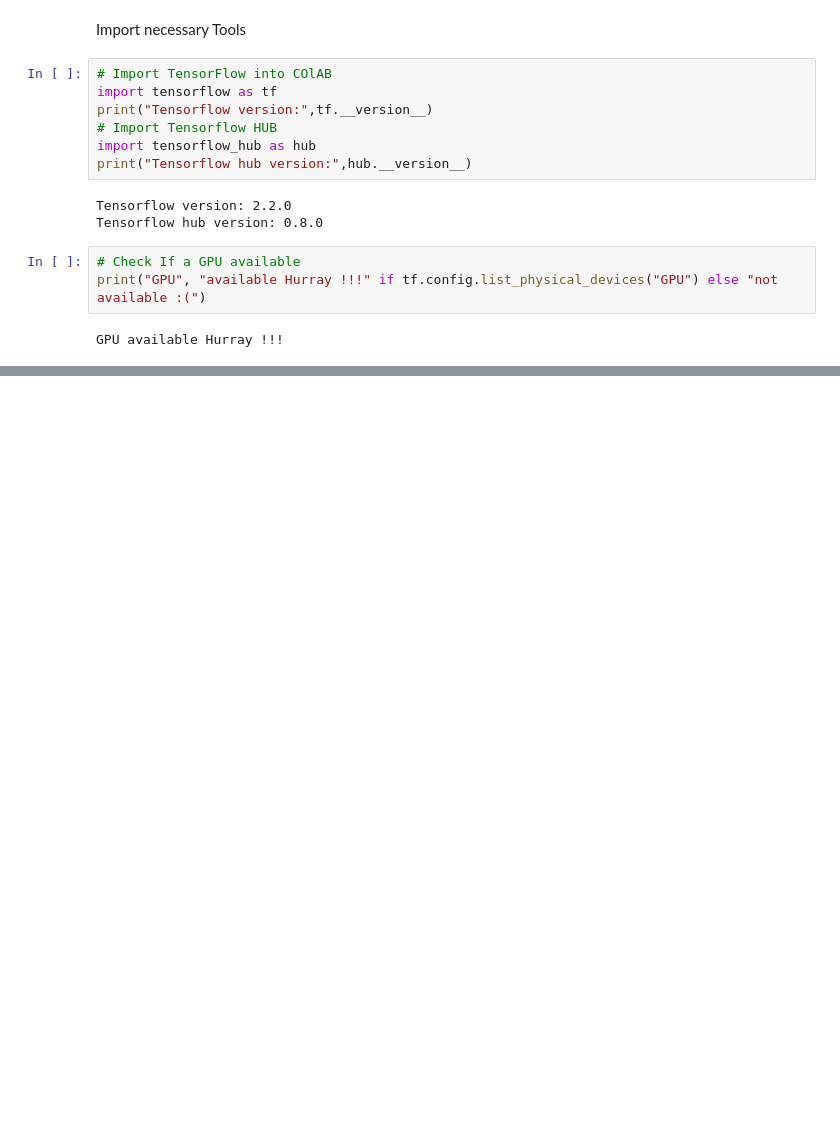
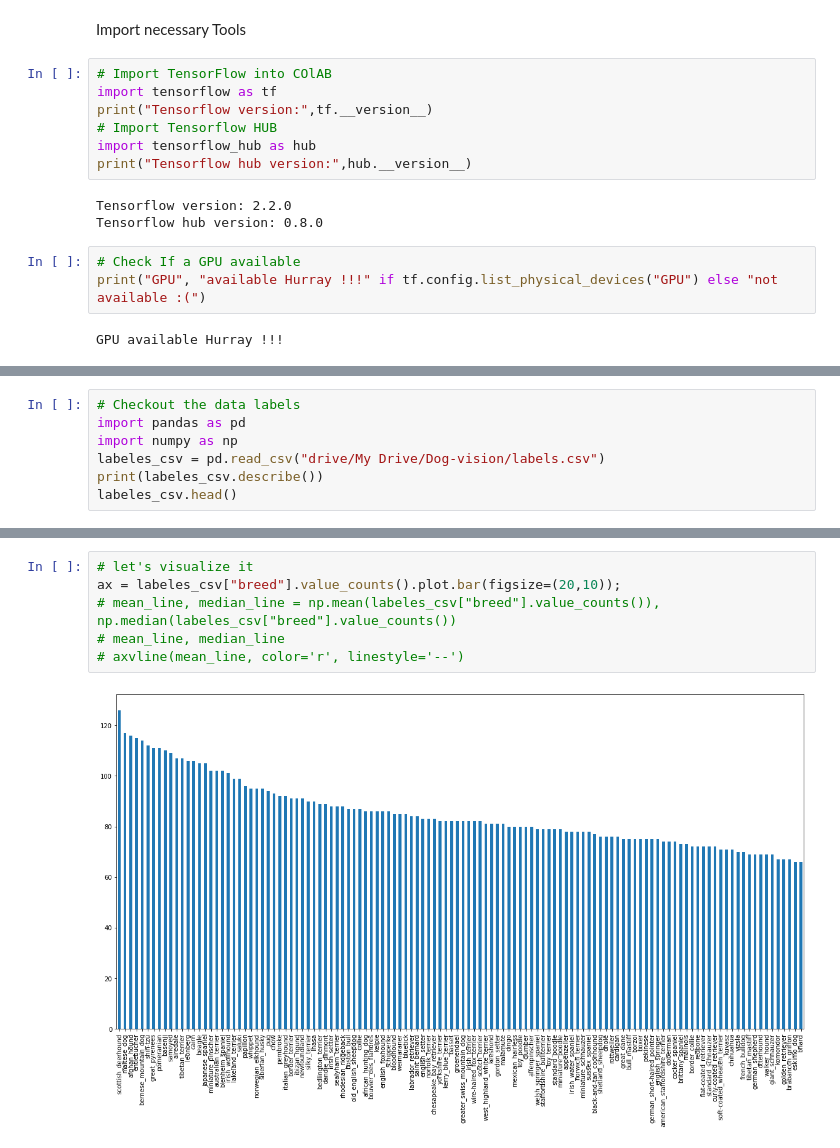
Before and after one commit to prachi-khandelwal/Dog-Vision-MultiClassification-Project, a Jupyter notebook: end_to_end_dog_vision.ipynb, the cells around one changed output, grey strips where cells are left out. Cells and saved outputs as stored; diff of their text form; blank space fills up the shorter version.

```diff
--- a/end_to_end_dog_vision.ipynb
+++ b/end_to_end_dog_vision.ipynb
@@ -56,0 +63,7 @@ GPU available Hurray !!!
+# %%
+# Checkout the data labels
+import pandas as pd
+import numpy as np
+labeles_csv = pd.read_csv("drive/My Drive/Dog-vision/labels.csv")
+print(labeles_csv.describe())
+labeles_csv.head()
@@ -56,0 +110,8 @@ GPU available Hurray !!!
+# %%
+# let's visualize it
+ax = labeles_csv["breed"].value_counts().plot.bar(figsize=(20,10));
+# mean_line, median_line = np.mean(labeles_csv["breed"].value_counts()), np.median(labeles_csv["breed"].value_counts())
+# mean_line, median_line
+# axvline(mean_line, color='r', linestyle='--')
+# %% [output]
+[figure, added]
```
Also changed, not shown: parts of 5 cells of this notebook.
